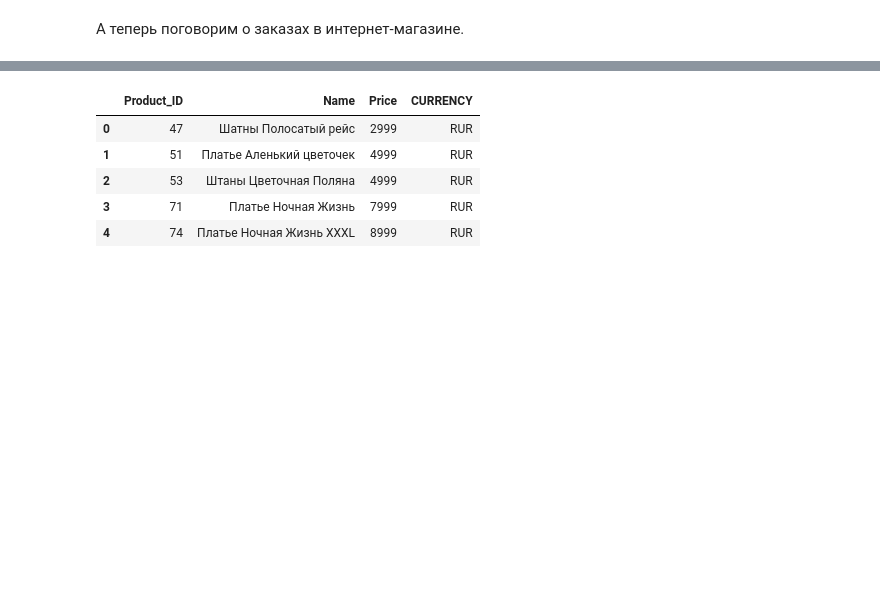
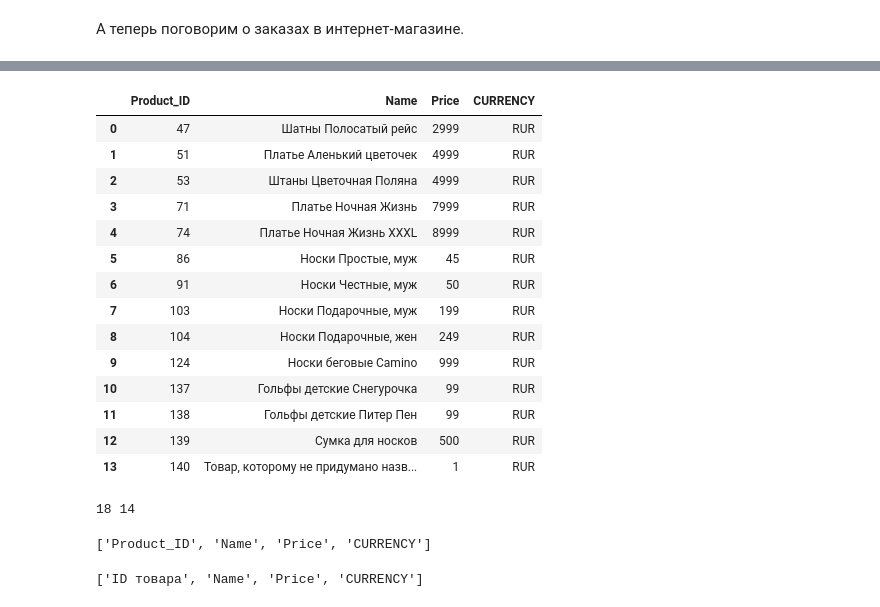
Before and after one commit to EvgeniiOvcharenko/data_science, a Jupyter notebook: Новая папка/PYTHON-12. Продвинутые методы работы с данными в Pandas/12_8_закрепление.ipynb, the cells around one changed output, grey strips where cells are left out. Saved outputs shown, nothing was run; the diff lists cells and outputs as text; code cells hidden in the pictures; blank space fills up the shorter version.

```diff
--- a/Новая папка/PYTHON-12. Продвинутые методы работы с данными в Pandas/12_8_закрепление.ipynb
+++ b/Новая папка/PYTHON-12. Продвинутые методы работы с данными в Pandas/12_8_закрепление.ipynb
@@ -190,10 +201,32 @@ order_df.head()
 # %%
 products_df = pd.read_csv('C:\VS Code/orders_and_products/products.csv', sep=';')
-products_df.head()
+products_df
 # %% [output]
 |  | Product_ID | Name | Price | CURRENCY |
 | 0 | 47 | Шатны Полосатый рейс | 2999 | RUR |
 | 1 | 51 | Платье Аленький цветочек | 4999 | RUR |
 | 2 | 53 | Штаны Цветочная Поляна | 4999 | RUR |
 | 3 | 71 | Платье Ночная Жизнь | 7999 | RUR |
 | 4 | 74 | Платье Ночная Жизнь XXXL | 8999 | RUR |
+| 5 | 86 | Носки Простые, муж | 45 | RUR |
+| 6 | 91 | Носки Честные, муж | 50 | RUR |
+| 7 | 103 | Носки Подарочные, муж | 199 | RUR |
+| 8 | 104 | Носки Подарочные, жен | 249 | RUR |
+| 9 | 124 | Носки беговые Camino | 999 | RUR |
+| 10 | 137 | Гольфы детские Снегурочка | 99 | RUR |
+| 11 | 138 | Гольфы детские Питер Пен | 99 | RUR |
+| 12 | 139 | Сумка для носков | 500 | RUR |
+| 13 | 140 | Товар, которому не придумано назв... | 1 | RUR |
+# %%
+print(order_df.shape[0], products_df.shape[0])
+list(products_df)
+# %% [output]
+18 14
+['Product_ID', 'Name', 'Price', 'CURRENCY']
+# %%
+products_df.rename(columns = {'Product_ID':'ID товара'}, inplace = True)
+products_df
+list(products_df)
+#products_df.drop('Product_ID', inplace= True)
+# %% [output]
+['ID товара', 'Name', 'Price', 'CURRENCY']
```
Also changed, not shown: parts of 5 cells of this notebook.
